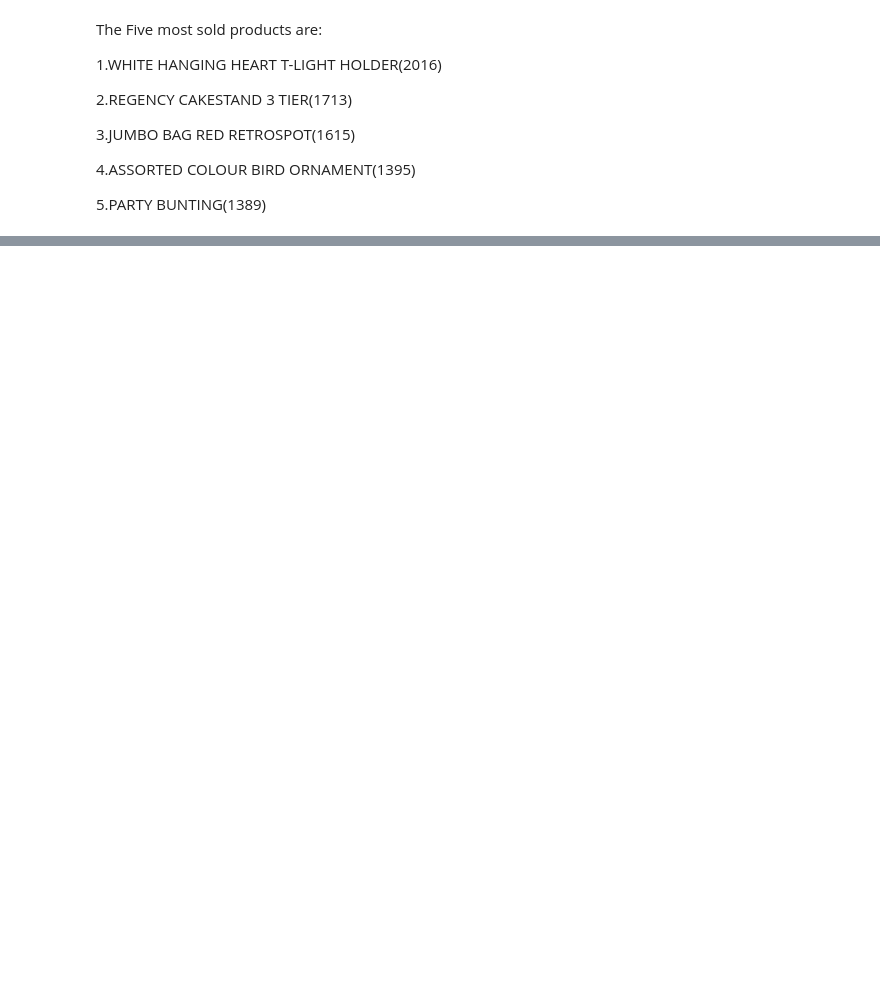
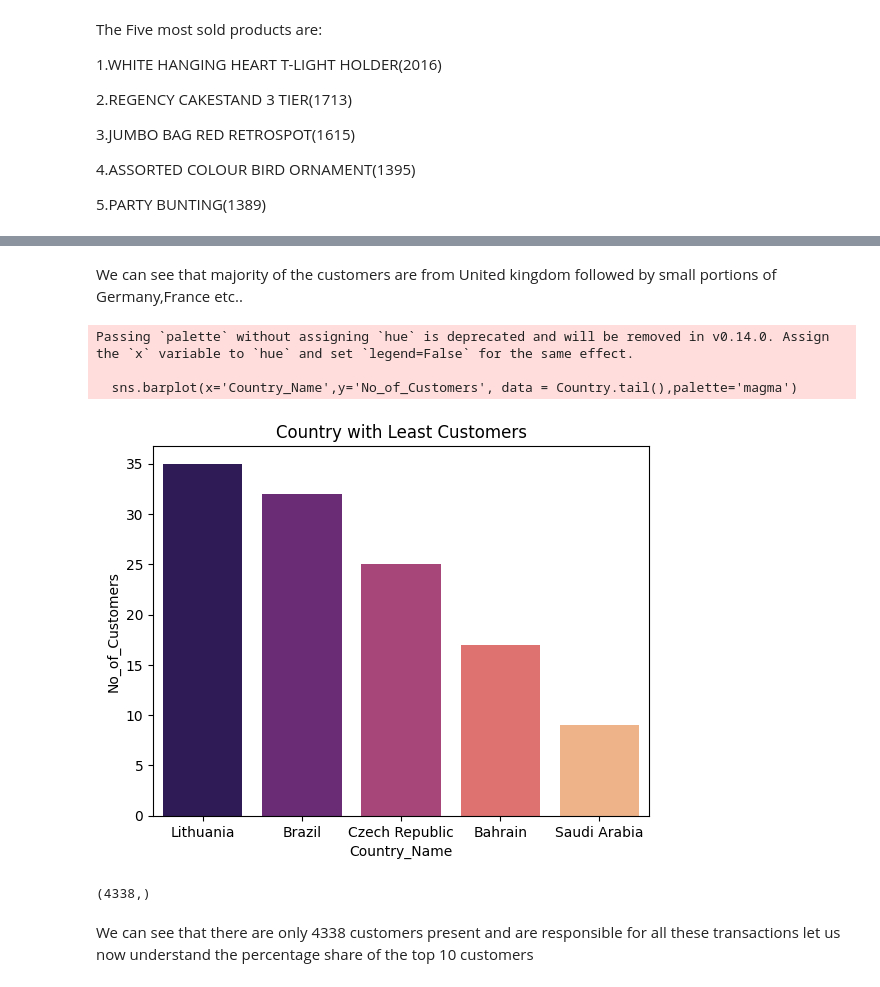
Before and after one commit to Mohit03singh/Customer-Segmentation-Using-Unsupervised-Learning, a Jupyter notebook: Customer_segmentation_using_unsupervised_learning.ipynb, the cells around one changed output, grey strips where cells are left out. Saved outputs shown, nothing was run; the diff lists cells and outputs as text; code cells hidden in the pictures; blank space fills up the shorter version.

```diff
--- a/Customer_segmentation_using_unsupervised_learning.ipynb
+++ b/Customer_segmentation_using_unsupervised_learning.ipynb
@@ -367,0 +417,11 @@ plt.show()
+# %% [markdown]
+We can see that majority of the customers are from United kingdom followed by small portions of Germany,France etc..
+# %%
+sns.barplot(x='Country_Name',y='No_of_Customers', data = Country.tail(),palette='magma')
+plt.title("Country with Least Customers")
+plt.show()
+# %% [output]
+Passing `palette` without assigning `hue` is deprecated and will be removed in v0.14.0. Assign the `x` variable to `hue` and set `legend=False` for the same effect.
+
+  sns.barplot(x='Country_Name',y='No_of_Customers', data = Country.tail(),palette='magma')
+[figure, added]
@@ -367,0 +430,6 @@ plt.show()
+# %%
+Unique_Cust.shape
+# %% [output]
+(4338,)
+# %% [markdown]
+We can see that there are only 4338 customers present and are responsible for all these transactions let us now understand the percentage share of the top 10 customers
```
Also changed, not shown: parts of 24 cells of this notebook.
